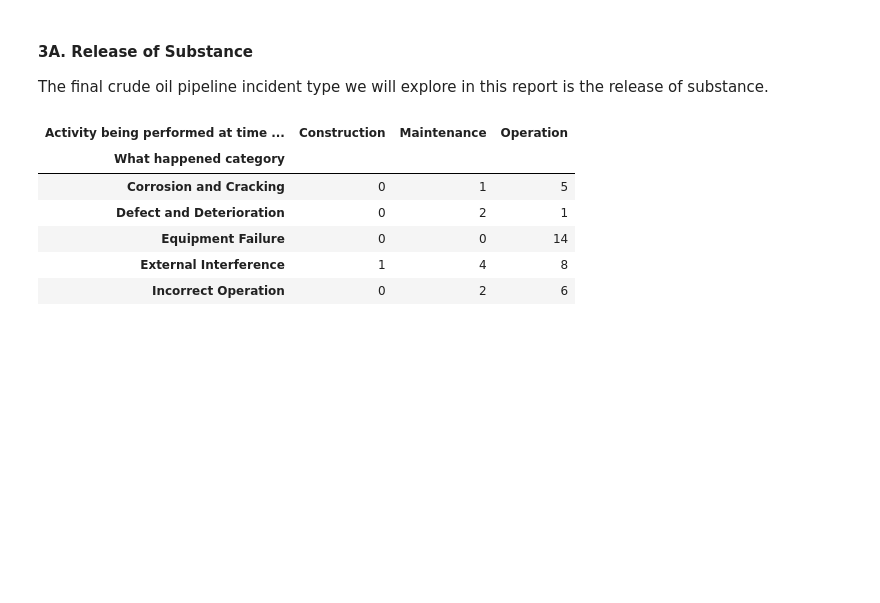
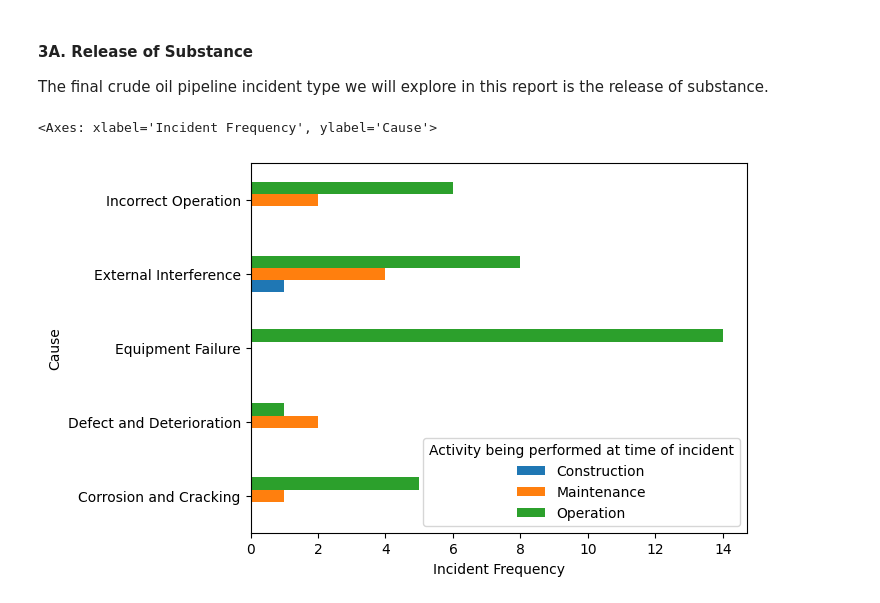
Before and after one commit to jwatchorn/pipeline_analysis, a Jupyter notebook: notebook.ipynb, the cells around one changed output. Saved outputs shown, nothing was run; the diff lists cells and outputs as text; code cells hidden in the pictures; blank space fills up the shorter version.

Commit message:
add incident analysis for release of substance

```diff
--- a/notebook.ipynb
+++ b/notebook.ipynb
@@ -387,18 +387,13 @@ The final crude oil pipeline incident type we will explore in this report is the
 # %%
 release_df = crude_oil_df[crude_oil_df['Incident Types']=='Release of Substance'].copy()
 
 release_df['What happened category'] = release_df['What happened category'].str.replace(r'Corrosion and Cracking.*', 'Corrosion and Cracking', regex=True)
 release_df['What happened category'] = release_df['What happened category'].str.replace(r'Equipment Failure.*', 'Equipment Failure', regex=True)
 release_df['What happened category'] = release_df['What happened category'].str.replace(r'External Interference.*', 'External Interference', regex=True)
 release_df['What happened category'] = release_df['What happened category'].str.replace(r'Defect and Deterioration.*', 'Defect and Deterioration', regex=True)
 
 release_crosstab = pd.crosstab(release_df['What happened category'],release_df['Activity being performed at time of incident'])
-release_crosstab
+release_crosstab.plot(kind='barh',xlabel='Incident Frequency', ylabel='Cause')
 # %% [output]
-| Activity being performed at time ... | Construction | Maintenance | Operation |
-| What happened category |  |  |  |
-| Corrosion and Cracking | 0 | 1 | 5 |
-| Defect and Deterioration | 0 | 2 | 1 |
-| Equipment Failure | 0 | 0 | 14 |
-| External Interference | 1 | 4 | 8 |
-| Incorrect Operation | 0 | 2 | 6 |
+<Axes: xlabel='Incident Frequency', ylabel='Cause'>
+[figure, added]
```
Also changed, not shown: parts of 6 cells of this notebook, 1 other file.
